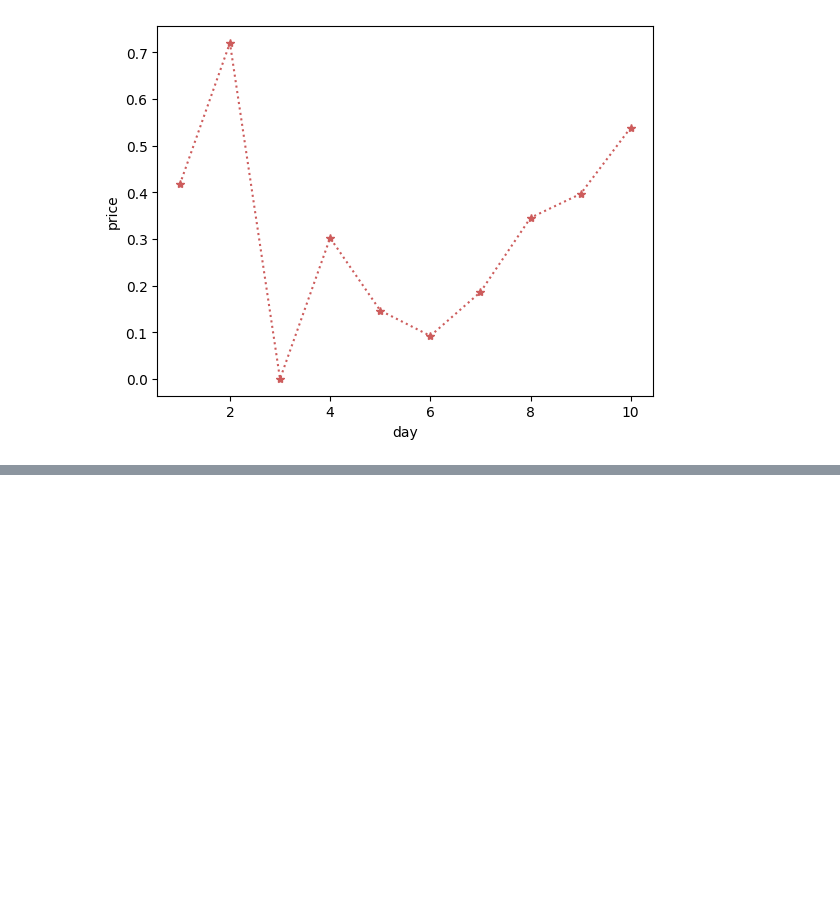
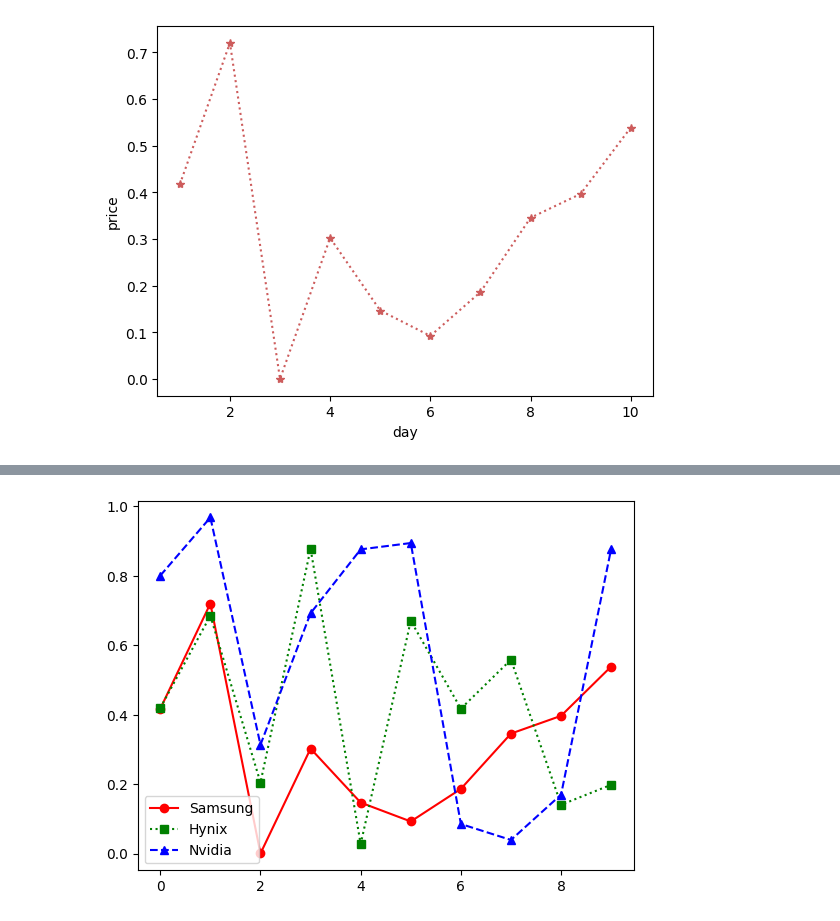
Before and after one commit to JakeOh/202511_BD53, a Jupyter notebook: lab_python/da04_matplotlib.ipynb, the cells around one changed output, grey strips where cells are left out. Saved outputs shown, nothing was run; the diff lists cells and outputs as text; code cells hidden in the pictures; blank space fills up the shorter version.

```diff
--- a/lab_python/da04_matplotlib.ipynb
+++ b/lab_python/da04_matplotlib.ipynb
@@ -619,0 +626,8 @@ plt.show()
+# %%
+np.random.seed(1)
+df = pd.DataFrame(data={
+    'samsung': np.random.rand(10),
+    'hynix': np.random.rand(10),
+    'nvidia': np.random.rand(10)
+})
+df
@@ -619,0 +646,8 @@ plt.show()
+# %%
+plt.plot(df.samsung, 'ro-', label='Samsung')
+plt.plot(df.hynix, 'gs:', label='Hynix')
+plt.plot(df.nvidia, 'b^--', label='Nvidia')
+plt.legend()
+plt.show()
+# %% [output]
+[figure, added]
```
Also changed, not shown: parts of 4 cells of this notebook.
